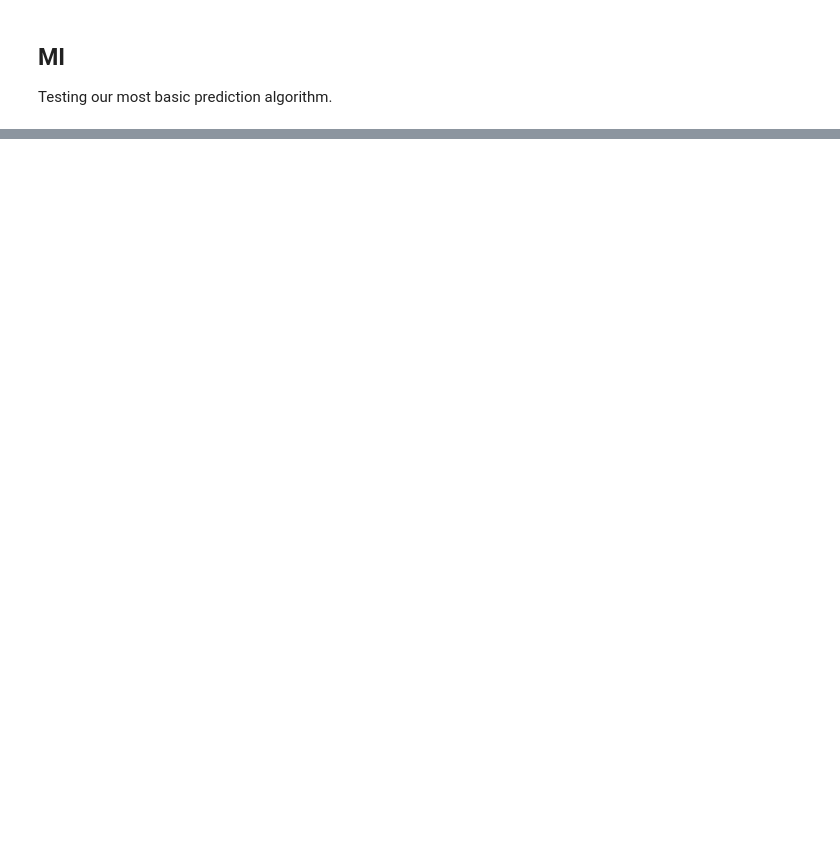
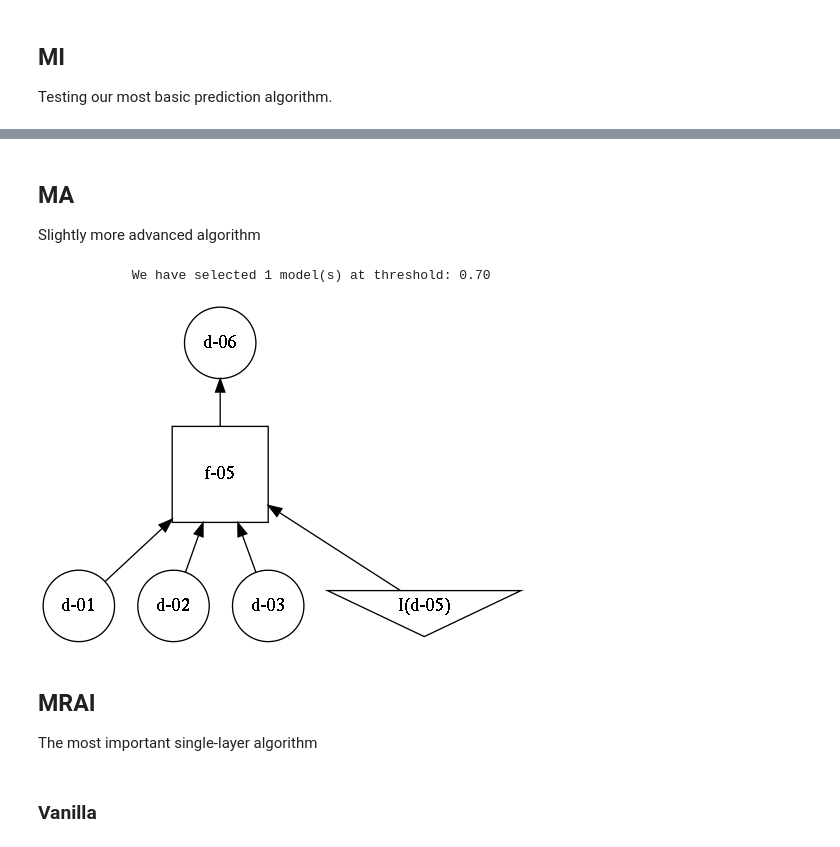
Before and after one commit to eliavw/morpheus, a Jupyter notebook: note/190430 - Prediction Algos Complete.ipynb, the cells around one changed output, grey strips where cells are left out. Drawn from its saved outputs; the diff is of its cells as text; code cells hidden in the pictures; blank space fills up the shorter version.

Commit message:
almost it done

```diff
--- a/note/190430 - Prediction Algos Complete.ipynb
+++ b/note/190430 - Prediction Algos Complete.ipynb
@@ -30,10 +38,15 @@ from morpheus.algo import (mi_algorithm)
 # %% [markdown]
 ### Methods
 # %%
-def to_dot(g, dname='tmp', fname='test', extension='.dot', return_fname=True, ortho=False):
+def to_dot(g, dname='tmp', fname='test', extension='.dot', return_fname=False, ortho=False, fi_labels=False):
     """
     Convert a graph to a dot file.
     """
+
+    # Layout
+    if fi_labels:
+        for e in g.edges():
+            g.edges()[e]['label'] = "{0:.2f}".format(g.edges()[e].get('fi', 0))
 
     dot = nx.drawing.nx_pydot.to_pydot(g)
     dot.set('rankdir', 'BT')
@@ -41,12 +54,11 @@ def to_dot(g, dname='tmp', fname='test', extension='.dot', return_fname=True, or
     if ortho:
         dot.set('splines', 'ortho')
 
+    # To file
     full_fname = os.path.join(dname, fname+extension)
 
-    print(full_fname)
-
     with open(full_fname, "w") as f:
-        print(dot.to_string, file=f)
+        print(dot.to_string(), file=f)
 
     if return_fname:
         return full_fname
@@ -333,0 +147,31 @@ Gs.append(g_extra)
+# %% [markdown]
+## MA
+
+Slightly more advanced algorithm
+# %%
+# Preliminaries
+m_list_random = random_m_list_for_mercs(data, random_state=16)
+m_list_random += random_m_list_for_mercs(data, random_state=18)
+
+g_list_random = [model_to_graph(m, idx) for idx, m in enumerate(m_list_random)]
+g_list_random = [fix_layout(g) for g in g_list_random]
+# %%
+# Compute
+q_code = np.array([-1,0,0,0,0,-1,1,0])
+g_res = ma_algorithm(g_list_random, q_code, init_threshold = 0.9)
+# %% [output]
+            We have selected 1 model(s) at threshold: 0.70
+# %%
+# show your work
+fname = to_dot(g_res, fname='ma')
+!dot -T png ./tmp/ma.dot > ./tmp/ma.png  # Bash command (This can be done nicer, but is tricky)
+
+display(Image('tmp/ma.png', unconfined=True))
+# %% [output]
+[figure, added]
+# %% [markdown]
+## MRAI
+
+The most important single-layer algorithm
+# %% [markdown]
+### Vanilla
```
Also changed, not shown: parts of 43 cells of this notebook, 12 other files.
